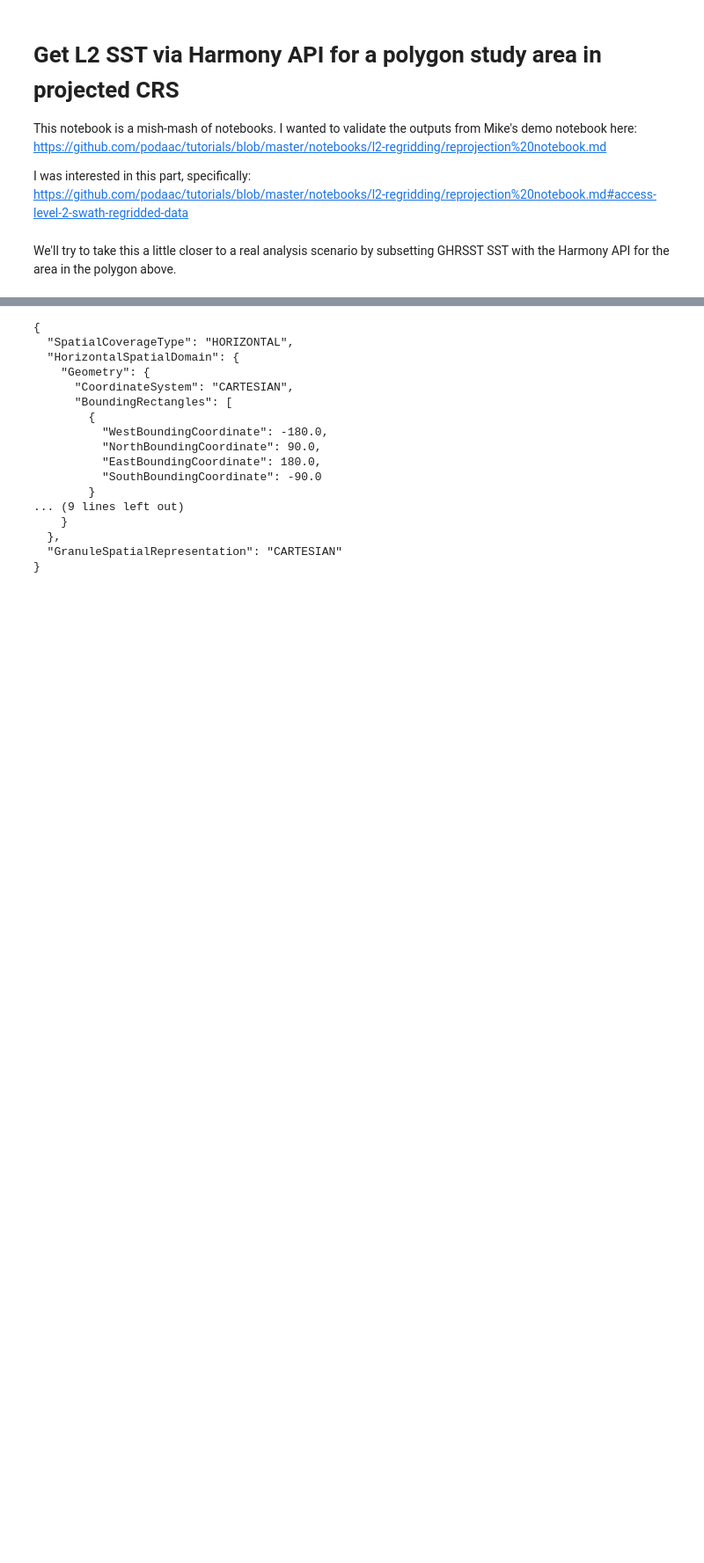
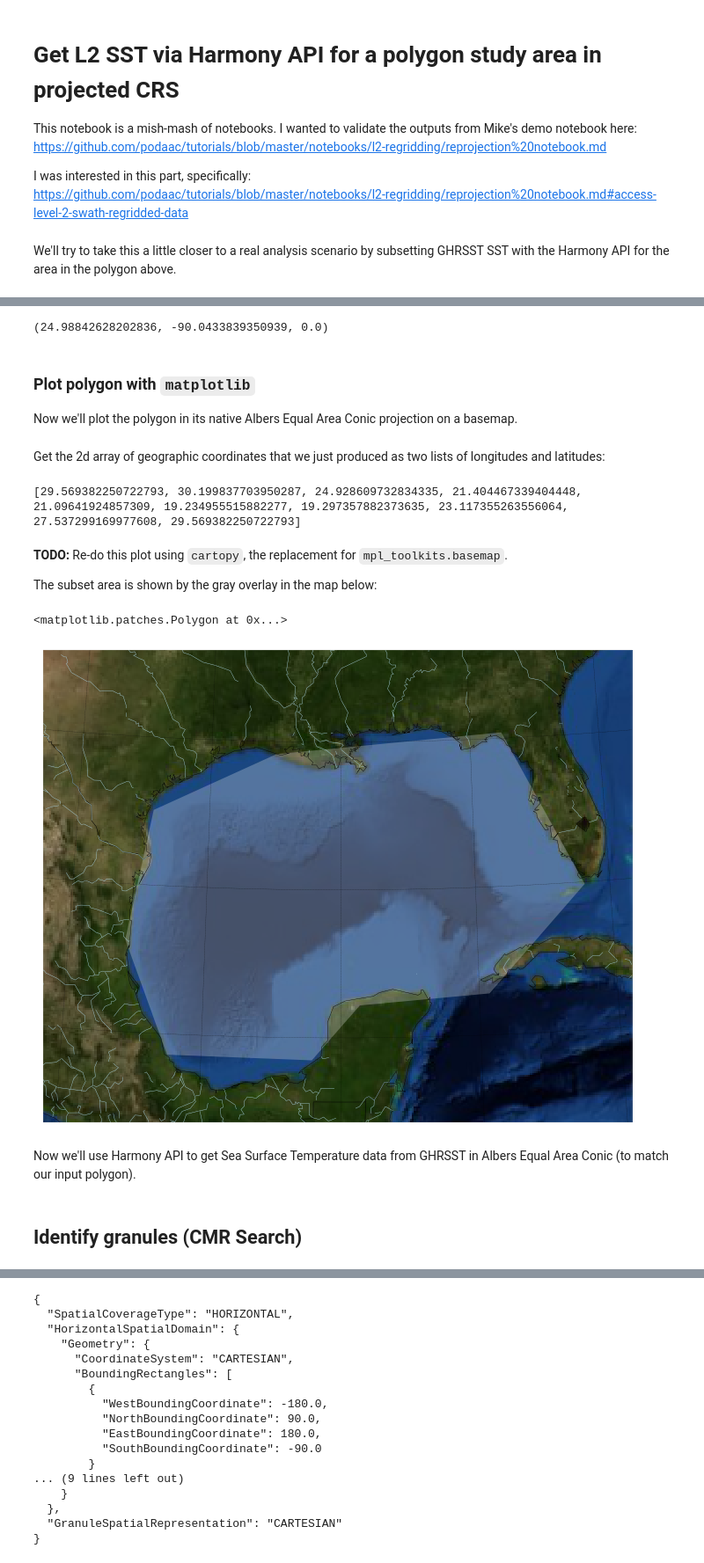
Before and after one commit to jjmcnelis/podaac-ipynb, a Jupyter notebook: harmony-l2-processing-example.ipynb, the cells around one changed output, grey strips where cells are left out. Shown at 88% size. Drawn from its saved outputs; the diff is of its cells as text; code cells hidden in the pictures; blank space fills up the shorter version.

```diff
--- a/harmony-l2-processing-example.ipynb
+++ b/harmony-l2-processing-example.ipynb
@@ -295,0 +211,72 @@ Make a generic function because we might do more searches later:
+# %%
+# Get xy centroid of the input polygon:
+xycent = geom.Centroid()
+
+# Get geographic centroid:
+geocent = xform.TransformPoint(xycent.GetX(), xycent.GetY())
+
+geocent
+# %% [output]
+(24.98842628202836, -90.0433839350939, 0.0)
+# %% [markdown]
+### Plot polygon with `matplotlib`
+
+Now we'll plot the polygon in its native Albers Equal Area Conic projection on a basemap.
+# %% [markdown]
+Get the 2d array of geographic coordinates that we just produced as two lists of longitudes and latitudes:
+# %%
+lats = [c[0] for c in geocrds]
+lons = [c[1] for c in geocrds]
+
+print(lats)
+# %% [output]
+[29.569382250722793, 30.199837703950287, 24.928609732834335, 21.404467339404448, 21.09641924857309, 19.234955515882277, 19.297357882373635, 23.117355263556064, 27.537299169977608, 29.569382250722793]
+# %% [markdown]
+**TODO:** Re-do this plot using `cartopy`, the replacement for `mpl_toolkits.basemap`.
+
+The subset area is shown by the gray overlay in the map below:
+# %%
+%matplotlib inline
+import matplotlib.pyplot as plt
+from matplotlib.patches import Polygon
+from mpl_toolkits.basemap import Basemap
+
+# Make a matplotlib figure:
+plt.figure(figsize=(12, 12))
+
+# Make basemap with AEAC projection and low-res features:
+m = Basemap(
+    projection = "aea",
+    resolution = "l",
+    llcrnrlat  = min(lats) - 2.5,
+    llcrnrlon  = min(lons) - 2.5,
+    urcrnrlat  = max(lats) + 2.5,
+    urcrnrlon  = max(lons) + 2.5,
+    lat_0      = geocent[0],
+    lon_0      = geocent[1],
+)
+
+# Add your preferred Basemap built-in layers,
+m.bluemarble()
+m.drawcountries()
+m.drawrivers(color="lightblue", linewidth=0.4)
+m.drawcoastlines(color="black", linewidth=0.4)
+m.drawparallels(range(20, 35, 5), color="black", linewidth=0.3, alpha=0.05)
+m.drawmeridians(range(-105, -75, 5), color="black", linewidth=0.3, alpha=0.05)
+m.drawmapboundary(color="lightgray", linewidth=0.2)
+
+# Convert geographic coordinates to map (i.e. plot) coordinates:
+xs,ys = m(x=lons, y=lats)
+
+# Zip back to a 2d array; create a matplotlib Polygon:
+poly = Polygon(list(zip(xs, ys)), facecolor="white", alpha=0.25, linewidth=1.2)
+
+# Then, add the polygon to the plot:
+plt.gca().add_patch(poly)
+# %% [output]
+<matplotlib.patches.Polygon at 0x...>
+[figure, added]
+# %% [markdown]
+Now we'll use Harmony API to get Sea Surface Temperature data from GHRSST in Albers Equal Area Conic (to match our input polygon).
+# %% [markdown]
+## Identify granules (CMR Search)
```
Also changed, not shown: parts of 115 cells of this notebook, 12 other files.
